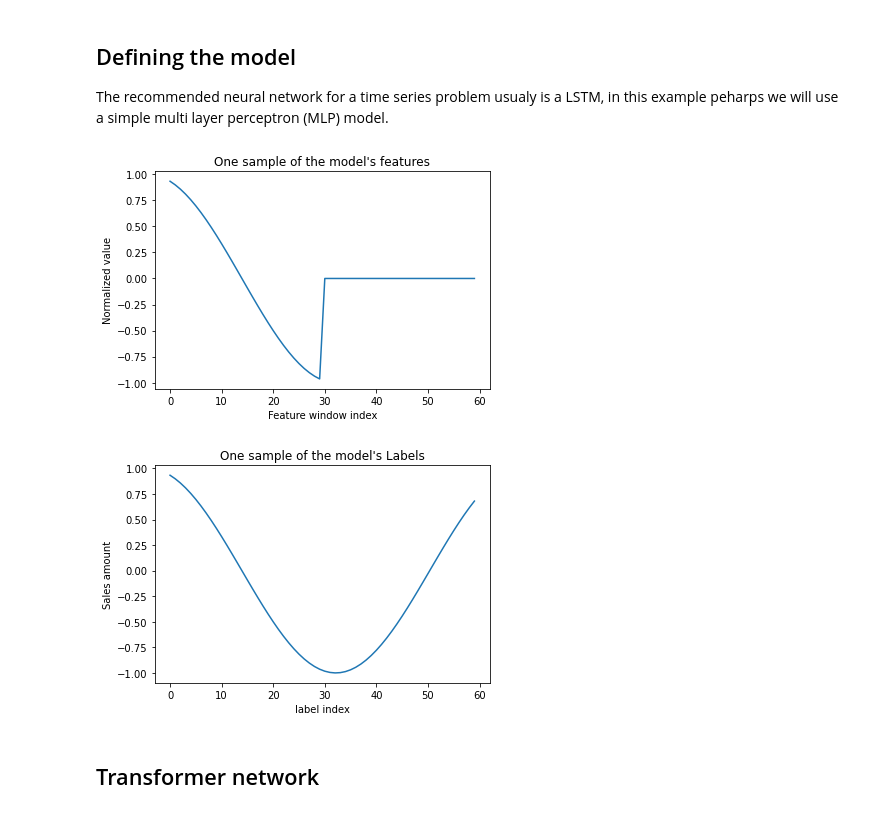
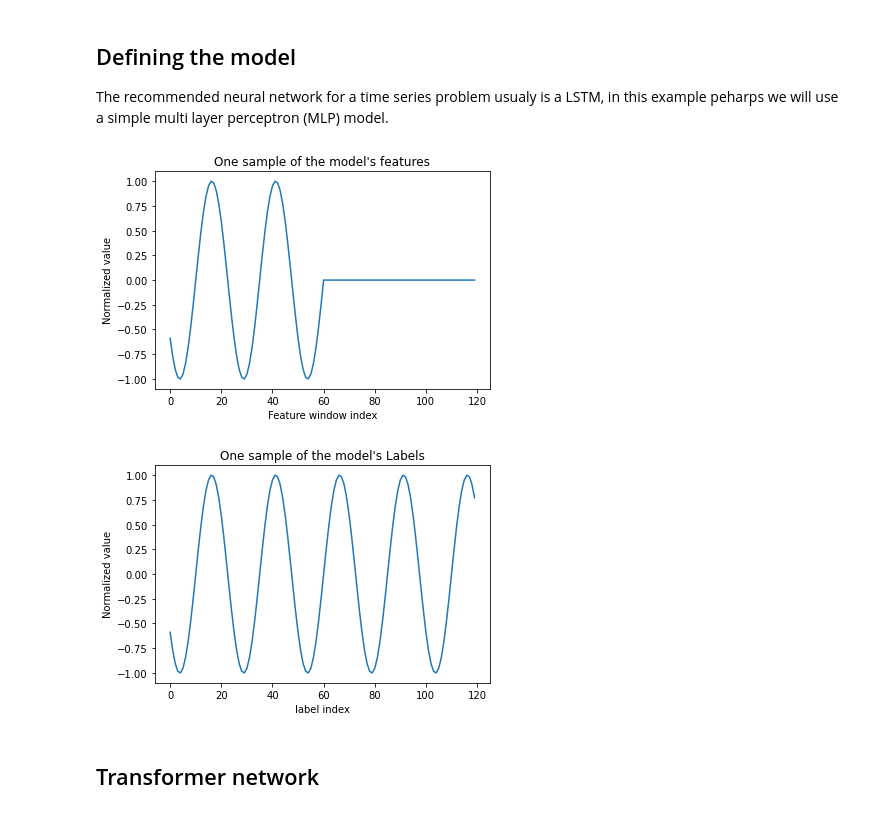
Before and after one commit to rodgdutra/neural_kaggle_store_item, a Jupyter notebook: transformer_exemples/transformer_sine_direct_test-encoder_only.ipynb, the cells around one changed output. Saved outputs shown, nothing was run; the diff lists cells and outputs as text; code cells hidden in the pictures.

```diff
--- a/transformer_exemples/transformer_sine_direct_test-encoder_only.ipynb
+++ b/transformer_exemples/transformer_sine_direct_test-encoder_only.ipynb
@@ -41,15 +40,15 @@ os.getcwd()
 ## Generate train and test sets
 For a simple example lets generate sinusoid data to test with
 # %%
-data_train = pd.read_csv('train_series.csv')
+data_train = pd.read_csv('train_series_2.csv')
 data_train = data_train['data'].to_numpy()
 
-data_val = pd.read_csv('val_series.csv')
+data_val = pd.read_csv('val_series_2.csv')
 data_val = data_val['data'].to_numpy()
 
 total_train = len(data_train)
 
-data_test = pd.read_csv('test_series.csv')
+data_test = pd.read_csv('test_series_2.csv')
 data_test = data_test['data'].to_numpy()
 # %%
 data_train
@@ -77,9 +76,9 @@ data_val   = scaler.transform(data_val.reshape(-1,1)).flatten()
 index_val  = np.arange(len(data_train))
 
 
-pred_horizon = 30
-label_win = 30
-feat_win  = 30
+pred_horizon = 60
+label_win = 60
+feat_win  = 60
 win_size  = label_win + feat_win
 n_windows = total_train - win_size
 # %%
@@ -162,17 +172,17 @@ entry_test[feat_win:] = 0
 # %%
 plt.plot(entry_test, label='features')
 plt.ylabel('Normalized value')
 plt.xlabel('Feature window index')
 plt.title("One sample of the model's features")
 plt.show()
 
 plt.plot(label_test, label='labels')
-plt.ylabel('Sales amount')
+plt.ylabel('Normalized value')
 plt.xlabel('label index')
 plt.title("One sample of the model's Labels")
 plt.show()
 # %% [output]
-[figure, old version]
+[figure, new version]
-[figure, old version]
+[figure, new version]
 # %% [markdown]
 ## Transformer network
```
Also changed, not shown: parts of 44 cells of this notebook, 25 other files.
